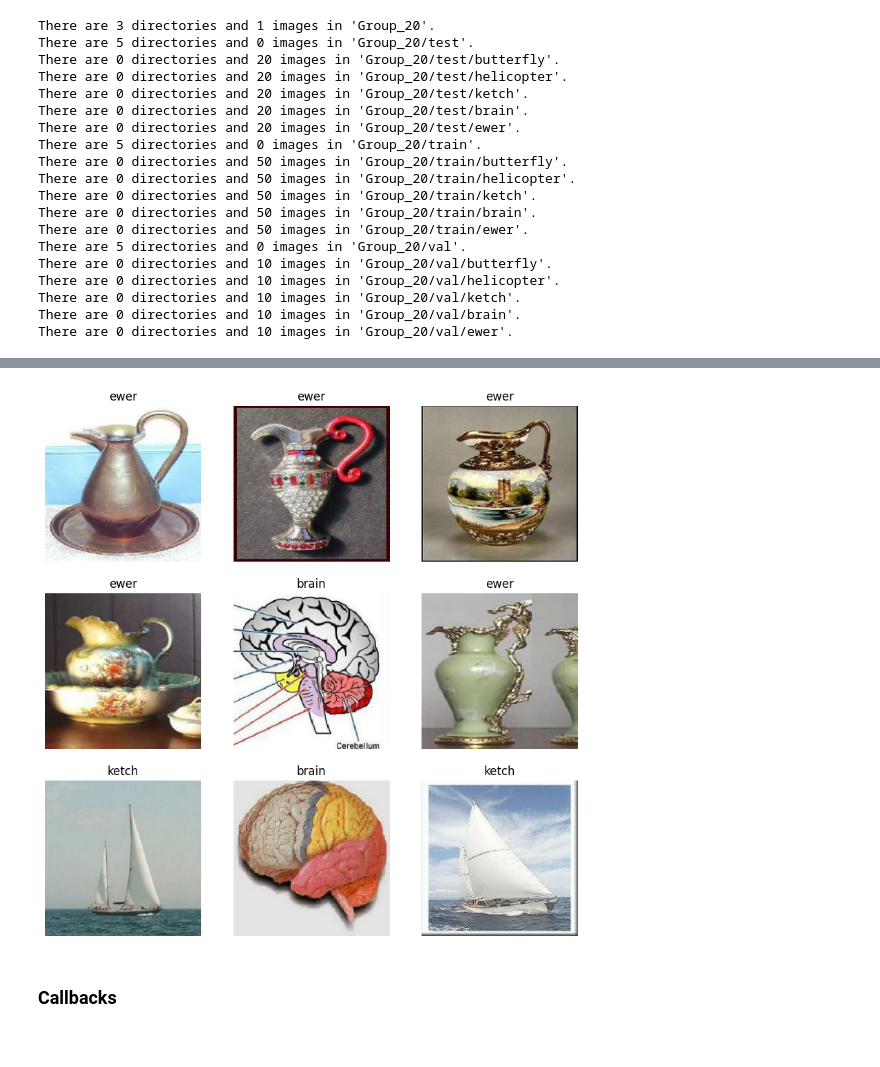
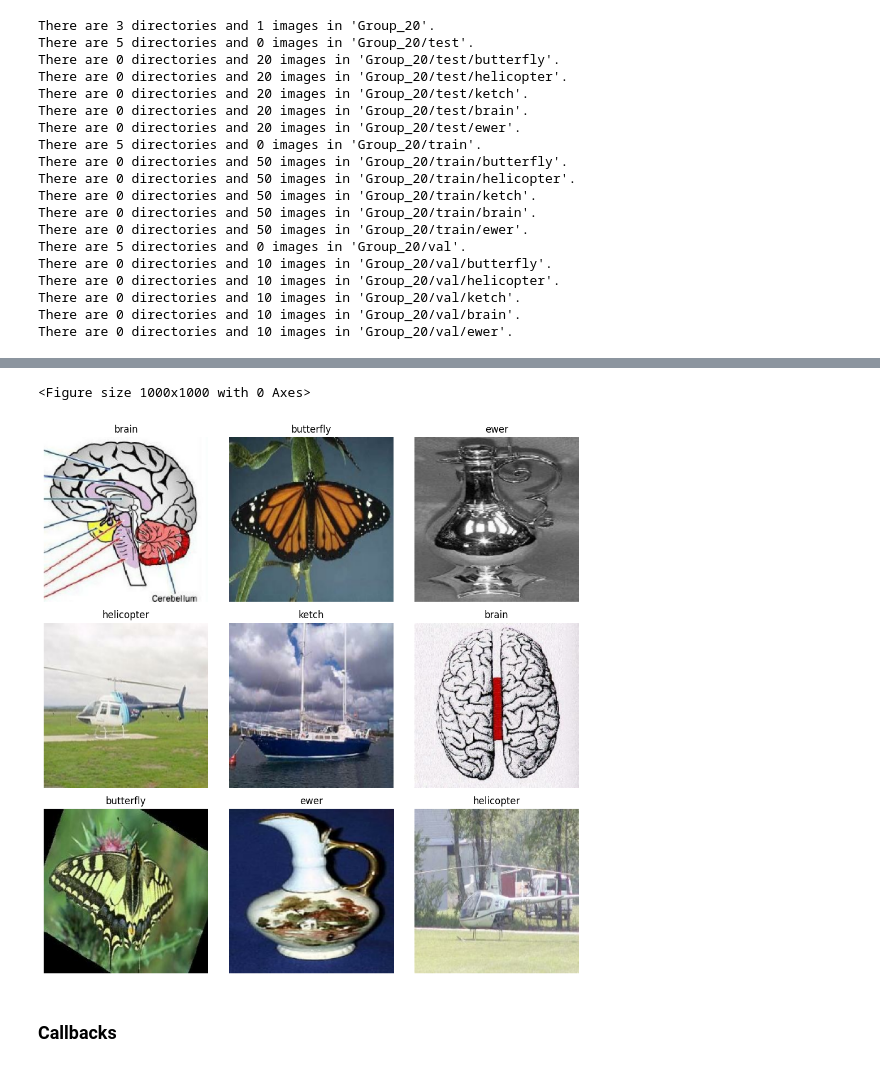
Before and after one commit to yashgupta1299/Object-Insight, a Jupyter notebook: a.ipynb, the cells around one changed output, grey strips where cells are left out. Cells and saved outputs as stored; diff of their text form; code cells hidden in the pictures.

```diff
--- a/a.ipynb
+++ b/a.ipynb
@@ -164,13 +164,22 @@ class names are ['brain', 'butterfly', 'ewer', 'helicopter', 'ketch']
-# %%
-plt.figure(figsize=(10, 10))
-for images, labels in train_ds.take(1):
-  for i in range(9):
-    ax = plt.subplot(3, 3, i + 1)
-    plt.imshow(images[i].numpy().astype("uint8"))
-    plt.title(class_names[np.argmax(labels[i])])
-    plt.axis("off")
-# %% [output]
-[figure, removed]
+# %%
+plt.figure(figsize=(10, 10))
+fig,ax = plt.subplots(3,3, figsize=(10,10))
+ax = ax.reshape(-1)
+c=0
+for images, labels in train_ds.unbatch():
+  ind = labels.numpy().argmax()
+  if((c%5)==ind):
+    ax[c].imshow(images.numpy().astype("uint8"))
+    ax[c].set_title(class_names[ind])
+    ax[c].axis("off")
+    c+=1
+    if(c==9):
+      break
+plt.tight_layout()
+plt.show()
+# %% [output]
+<Figure size 1000x1000 with 0 Axes>
+[figure, added]
 # %%
 # Note: The following confusion matrix code is a remix of Scikit-Learn's
 # plot_confusion_matrix function - https://scikit-learn.org/stable/modules/generated/sklearn.metrics.plot_confusion_matrix.html
```
Also changed, not shown: parts of 4 cells of this notebook, 3 other files.
